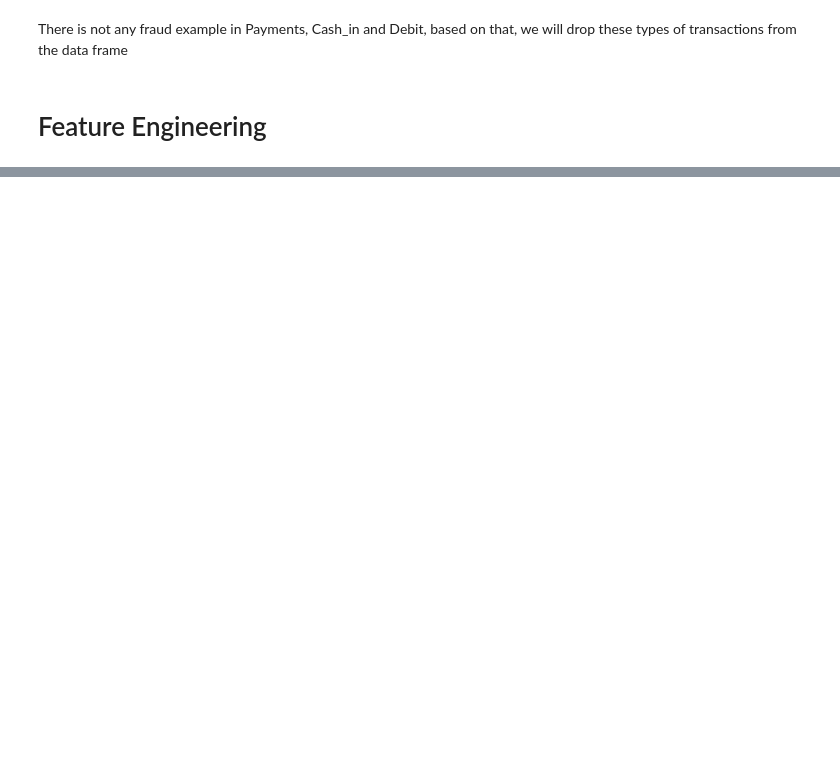
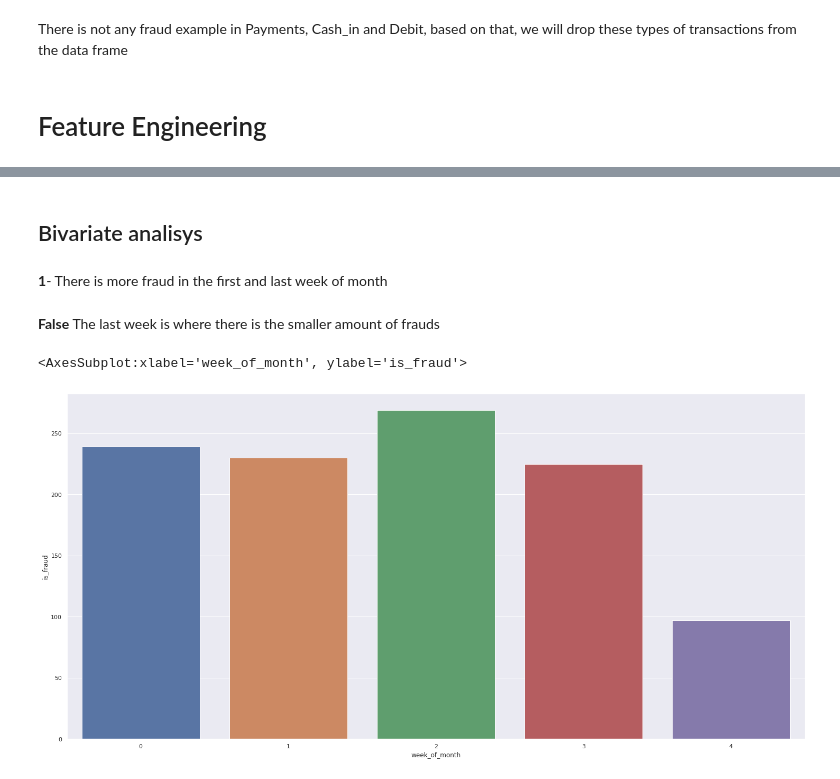
Before and after one commit to leon-amador/blocker_fraud_company, a Jupyter notebook: blocker_fraud_company_notebook.ipynb, the cells around one changed output, grey strips where cells are left out. Drawn from its saved outputs; the diff is of its cells as text; code cells hidden in the pictures; blank space fills up the shorter version.

```diff
--- a/blocker_fraud_company_notebook.ipynb
+++ b/blocker_fraud_company_notebook.ipynb
@@ -380,0 +481,12 @@ Image('img/Fraud_detection.png')
+# %% [markdown]
+## Bivariate analisys
+# %% [markdown]
+ **1**- There is more fraud in the first and last week of month
+# %% [markdown]
+**False** The last week is where there is the smaller amount of frauds
+# %%
+aux1 = df4[['week_of_month','is_fraud']].groupby('week_of_month').sum().reset_index()
+sns.barplot(x='week_of_month',y='is_fraud',data=aux1)
+# %% [output]
+<AxesSubplot:xlabel='week_of_month', ylabel='is_fraud'>
+[figure, added]
```
Also changed, not shown: parts of 40 cells of this notebook.
